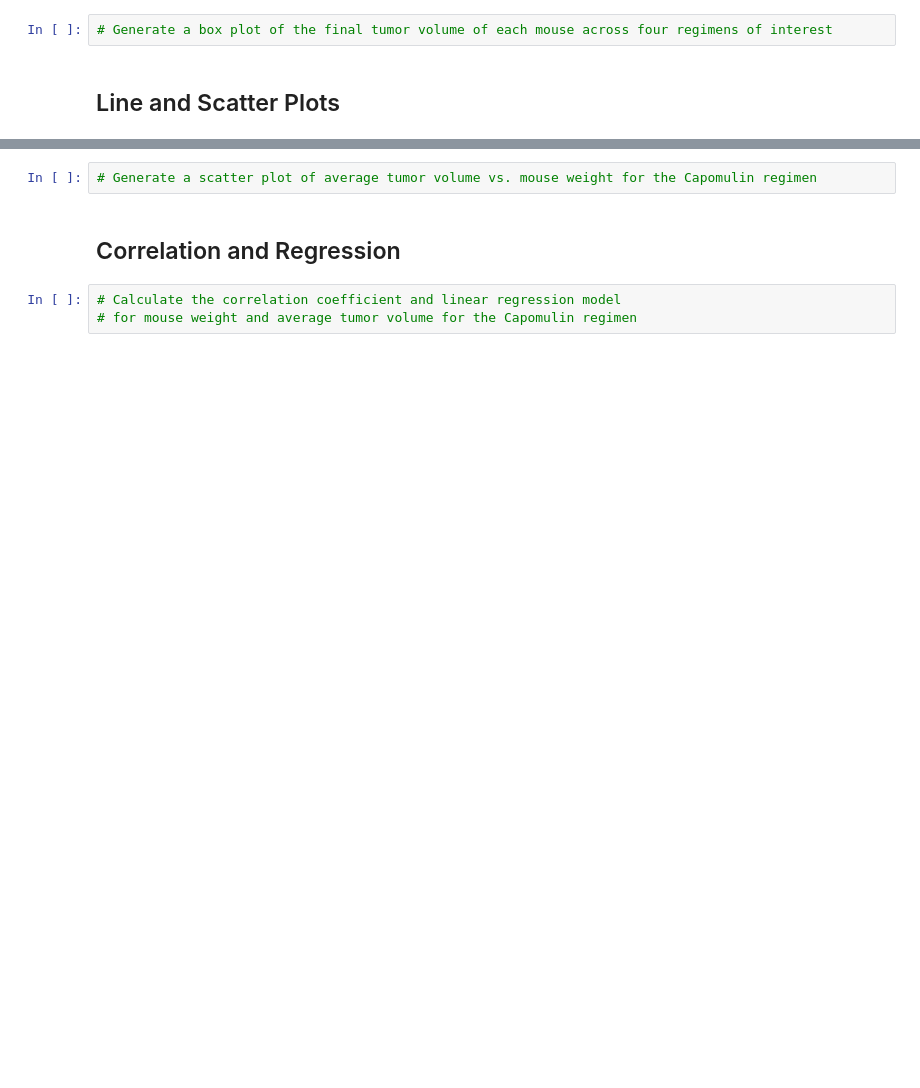
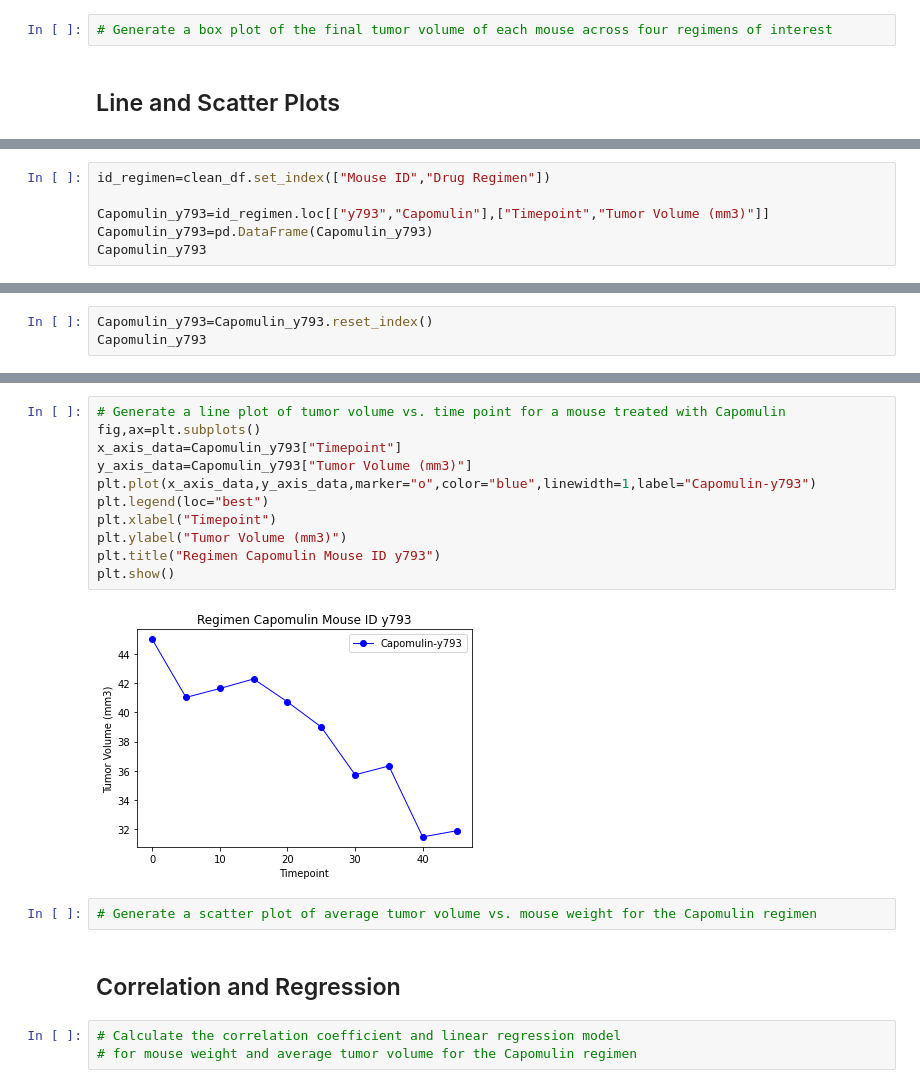
Before and after one commit to RZHANG2021/Matplotlib, a Jupyter notebook: pymaceuticals_starter.ipynb, the cells around one changed output, grey strips where cells are left out. Drawn from its saved outputs; the diff is of its cells as text; blank space fills up the shorter version.

```diff
--- a/pymaceuticals_starter.ipynb
+++ b/pymaceuticals_starter.ipynb
@@ -448,0 +494,6 @@ Ceftamin the outlier is Series([], Name: Tumor Volume (mm3), dtype: float64)
+# %%
+id_regimen=clean_df.set_index(["Mouse ID","Drug Regimen"])
+
+Capomulin_y793=id_regimen.loc[["y793","Capomulin"],["Timepoint","Tumor Volume (mm3)"]]
+Capomulin_y793=pd.DataFrame(Capomulin_y793)
+Capomulin_y793
@@ -448,0 +513,3 @@ Ceftamin the outlier is Series([], Name: Tumor Volume (mm3), dtype: float64)
+# %%
+Capomulin_y793=Capomulin_y793.reset_index()
+Capomulin_y793
@@ -449,3 +528,16 @@ Ceftamin the outlier is Series([], Name: Tumor Volume (mm3), dtype: float64)
+# %%
+# Generate a line plot of tumor volume vs. time point for a mouse treated with Capomulin
+fig,ax=plt.subplots()
+x_axis_data=Capomulin_y793["Timepoint"]
+y_axis_data=Capomulin_y793["Tumor Volume (mm3)"]
+plt.plot(x_axis_data,y_axis_data,marker="o",color="blue",linewidth=1,label="Capomulin-y793")
+plt.legend(loc="best")
+plt.xlabel("Timepoint")
+plt.ylabel("Tumor Volume (mm3)")
+plt.title("Regimen Capomulin Mouse ID y793")
+plt.show()
+# %% [output]
+[figure, added]
 # %%
 # Generate a scatter plot of average tumor volume vs. mouse weight for the Capomulin regimen
 # %% [markdown]
```
Also changed, not shown: parts of 15 cells of this notebook.
